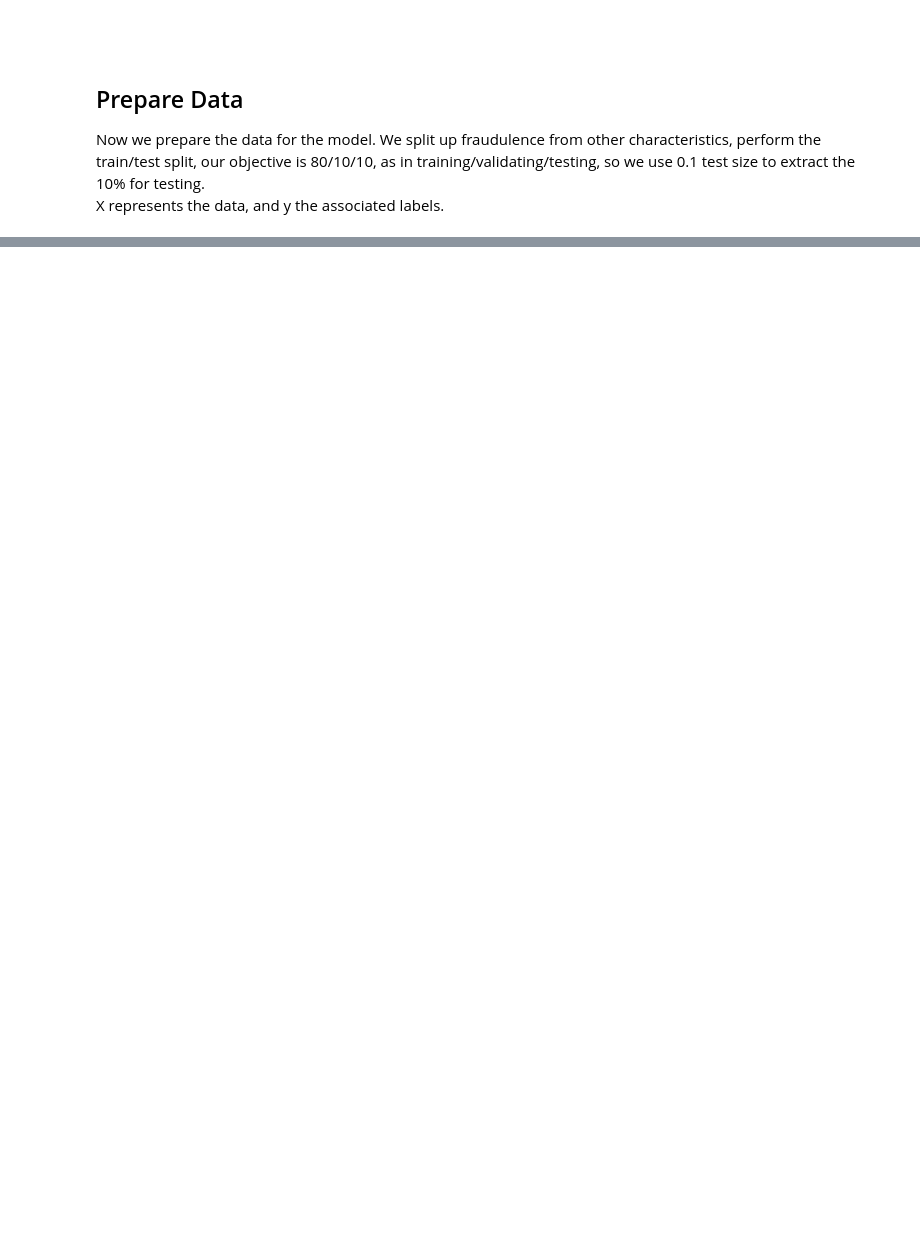
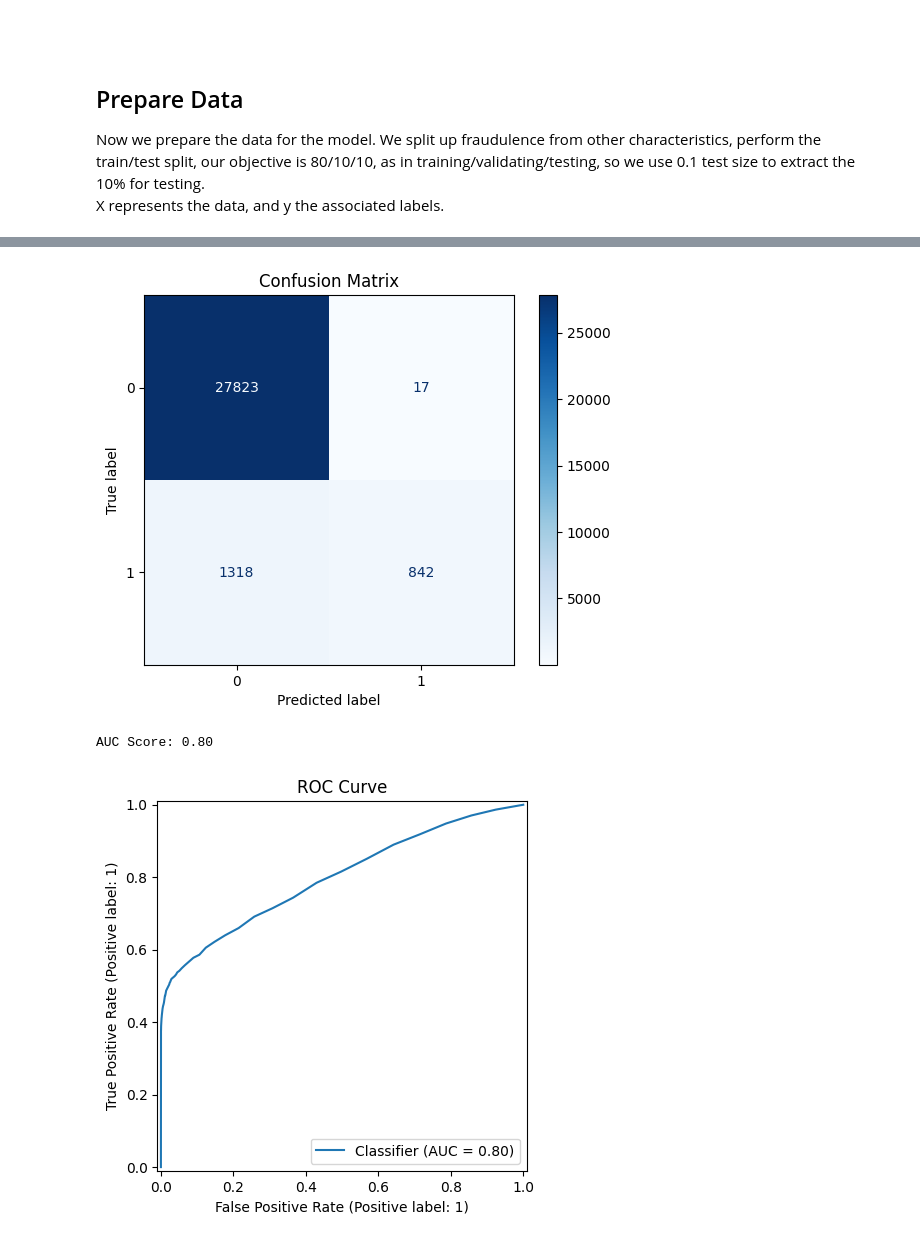
Before and after one commit to BrunoM6/Y3S2-IA, a Jupyter notebook: project2/preprocessing.ipynb, the cells around one changed output, grey strips where cells are left out. Cells and saved outputs as stored; diff of their text form; code cells hidden in the pictures; blank space fills up the shorter version.

```diff
--- a/project2/preprocessing.ipynb
+++ b/project2/preprocessing.ipynb
@@ -276,0 +309,25 @@ weighted avg       0.96      0.95      0.95     30000
+# %%
+from sklearn.metrics import confusion_matrix, ConfusionMatrixDisplay, roc_auc_score, RocCurveDisplay
+import matplotlib.pyplot as plt
+
+# AUC score and ROC Curve
+# for this we need predicted probabilities for class 1
+y_proba = best_model.predict_proba(X_test)[:, 1]
+
+auc_score = roc_auc_score(y_test, y_proba)
+print(f"AUC Score: {auc_score:.2f}")
+
+RocCurveDisplay.from_predictions(y_test, y_proba)
+plt.title("ROC Curve")
+plt.show()
+
+# confusion matrix
+cm = confusion_matrix(y_test, y_pred)
+disp = ConfusionMatrixDisplay(confusion_matrix=cm, display_labels=best_model.classes_)
+disp.plot(cmap='Blues')
+plt.title("Confusion Matrix")
+plt.show()
+# %% [output]
+[figure, added]
+AUC Score: 0.80
+[figure, added]
```
Also changed, not shown: parts of 7 cells of this notebook, 2 other files.
